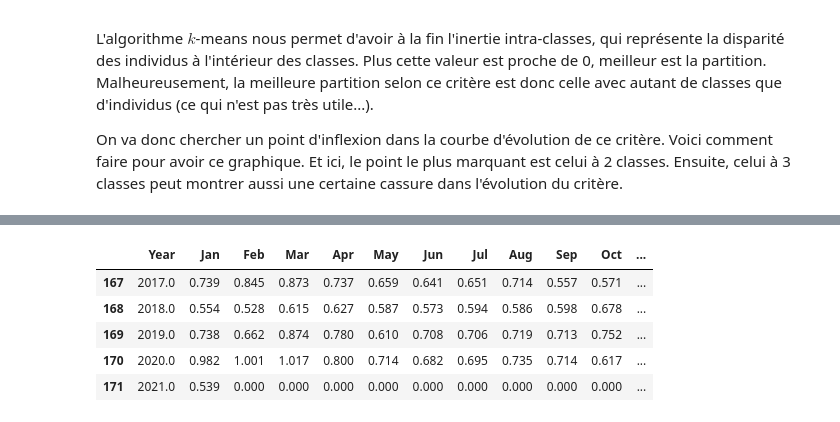
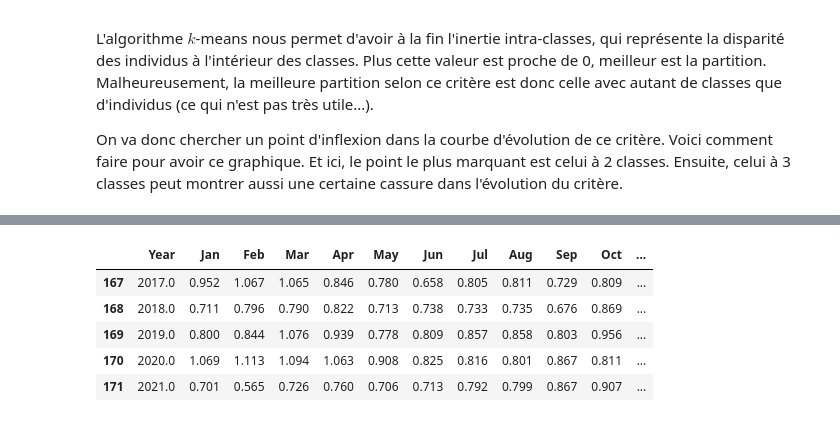
Before and after one commit to fxjollois/cours-2021-2022, a Jupyter notebook: lp-iot--python-ds/seance3-classification.ipynb, the cells around one changed output, grey strips where cells are left out. Saved outputs shown, nothing was run; the diff lists cells and outputs as text; code cells hidden in the pictures.

```diff
--- a/lp-iot--python-ds/seance3-classification.ipynb
+++ b/lp-iot--python-ds/seance3-classification.ipynb
@@ -362,17 +284,17 @@ Le code ci-dessous télécharge directement les dernières données disponibles
 # %%
-had = pandas.read_csv("https://crudata.uea.ac.uk/cru/data/temperature/HadCRUT4-gl.dat", header=None)
+had = pandas.read_csv("https://crudata.uea.ac.uk/cru/data/temperature/HadCRUT5.0Analysis_gl.txt", header=None)
 donnees = pandas.DataFrame(
     [list(map(lambda v: float(v), filter(lambda v: v!= "", h.split(" ")))) for h in had[0][::2]],
     columns = ["Year", "Jan", "Feb", "Mar", "Apr", "May", "Jun", "Jul", "Aug", "Sep", "Oct", "Nov", "Dec", "Annual"]
-)
+).query("Year < 2022")
 donnees.tail()
 # %% [output]
 |  | Year | Jan | Feb | Mar | Apr | May | Jun | Jul | Aug | Sep | Oct | ... |
-| 167 | 2017.0 | 0.739 | 0.845 | 0.873 | 0.737 | 0.659 | 0.641 | 0.651 | 0.714 | 0.557 | 0.571 | ... |
-| 168 | 2018.0 | 0.554 | 0.528 | 0.615 | 0.627 | 0.587 | 0.573 | 0.594 | 0.586 | 0.598 | 0.678 | ... |
-| 169 | 2019.0 | 0.738 | 0.662 | 0.874 | 0.780 | 0.610 | 0.708 | 0.706 | 0.719 | 0.713 | 0.752 | ... |
-| 170 | 2020.0 | 0.982 | 1.001 | 1.017 | 0.800 | 0.714 | 0.682 | 0.695 | 0.735 | 0.714 | 0.617 | ... |
-| 171 | 2021.0 | 0.539 | 0.000 | 0.000 | 0.000 | 0.000 | 0.000 | 0.000 | 0.000 | 0.000 | 0.000 | ... |
+| 167 | 2017.0 | 0.952 | 1.067 | 1.065 | 0.846 | 0.780 | 0.658 | 0.805 | 0.811 | 0.729 | 0.809 | ... |
+| 168 | 2018.0 | 0.711 | 0.796 | 0.790 | 0.822 | 0.713 | 0.738 | 0.733 | 0.735 | 0.676 | 0.869 | ... |
+| 169 | 2019.0 | 0.800 | 0.844 | 1.076 | 0.939 | 0.778 | 0.809 | 0.857 | 0.858 | 0.803 | 0.956 | ... |
+| 170 | 2020.0 | 1.069 | 1.113 | 1.094 | 1.063 | 0.908 | 0.825 | 0.816 | 0.801 | 0.867 | 0.811 | ... |
+| 171 | 2021.0 | 0.701 | 0.565 | 0.726 | 0.760 | 0.706 | 0.713 | 0.792 | 0.799 | 0.867 | 0.907 | ... |
 # %% [markdown]
 Vous devez donc réaliser les étapes suivantes, au propre dans un notebook :
 
```
Also changed, not shown: parts of 68 cells of this notebook, 3 other files.
